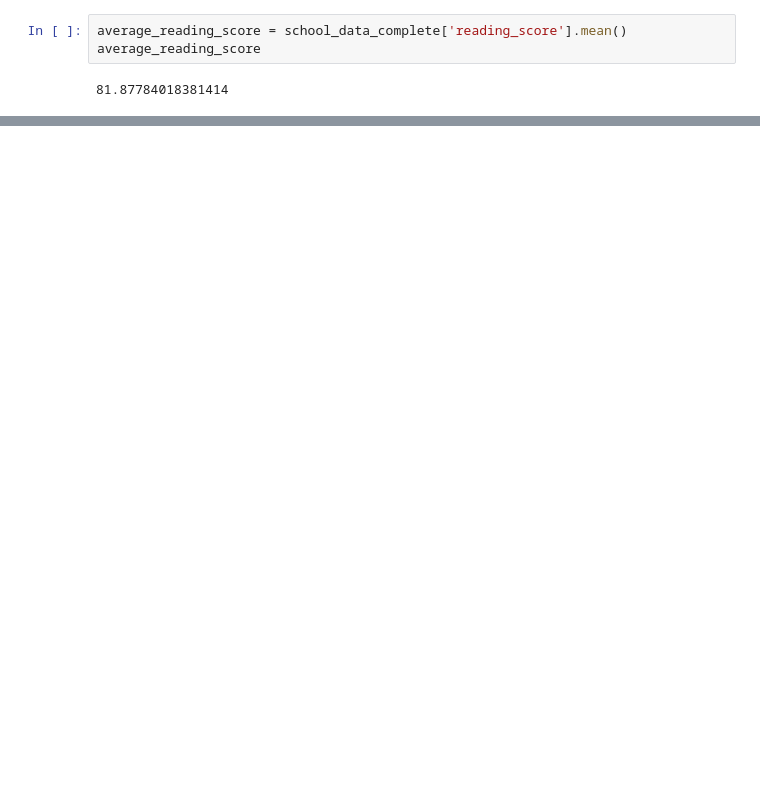
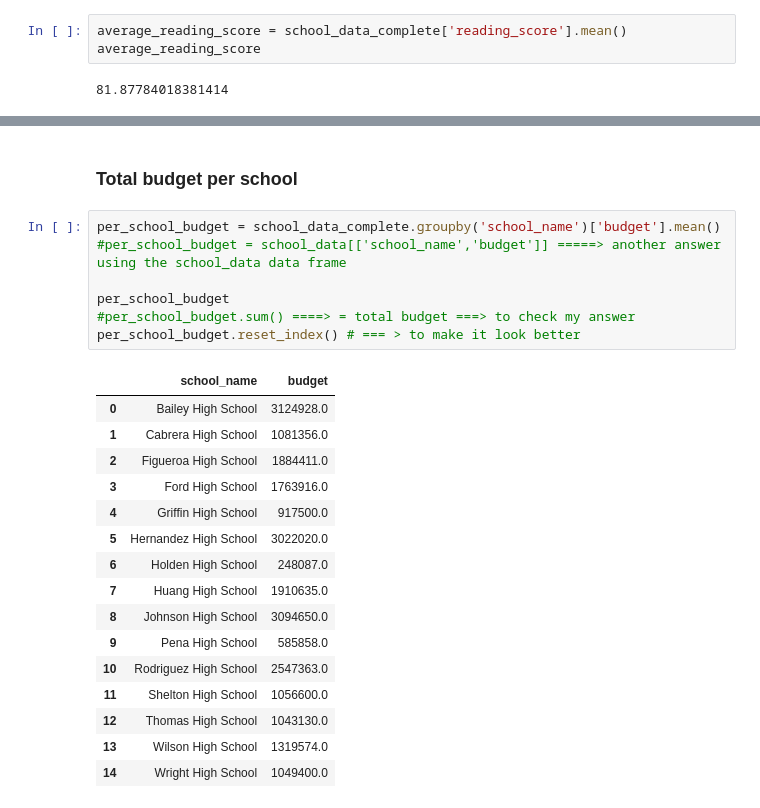
Before and after one commit to nabroo101/pandas-challenge, a Jupyter notebook: PyCitySchools/PyCitySchools.ipynb, the cells around one changed output, grey strips where cells are left out. Drawn from its saved outputs; the diff is of its cells as text; blank space fills up the shorter version.

```diff
--- a/PyCitySchools/PyCitySchools.ipynb
+++ b/PyCitySchools/PyCitySchools.ipynb
@@ -180,0 +195,26 @@ dtype: float64
+# %% [markdown]
+### Total budget per school
+# %%
+per_school_budget = school_data_complete.groupby('school_name')['budget'].mean()
+#per_school_budget = school_data[['school_name','budget']] =====> another answer using the school_data data frame
+
+per_school_budget
+#per_school_budget.sum() ====> = total budget ===> to check my answer
+per_school_budget.reset_index() # === > to make it look better
+# %% [output]
+|  | school_name | budget |
+| 0 | Bailey High School | 3124928.0 |
+| 1 | Cabrera High School | 1081356.0 |
+| 2 | Figueroa High School | 1884411.0 |
+| 3 | Ford High School | 1763916.0 |
+| 4 | Griffin High School | 917500.0 |
+| 5 | Hernandez High School | 3022020.0 |
+| 6 | Holden High School | 248087.0 |
+| 7 | Huang High School | 1910635.0 |
+| 8 | Johnson High School | 3094650.0 |
+| 9 | Pena High School | 585858.0 |
+| 10 | Rodriguez High School | 2547363.0 |
+| 11 | Shelton High School | 1056600.0 |
+| 12 | Thomas High School | 1043130.0 |
+| 13 | Wilson High School | 1319574.0 |
+| 14 | Wright High School | 1049400.0 |
```
Also changed, not shown: parts of 42 cells of this notebook.
